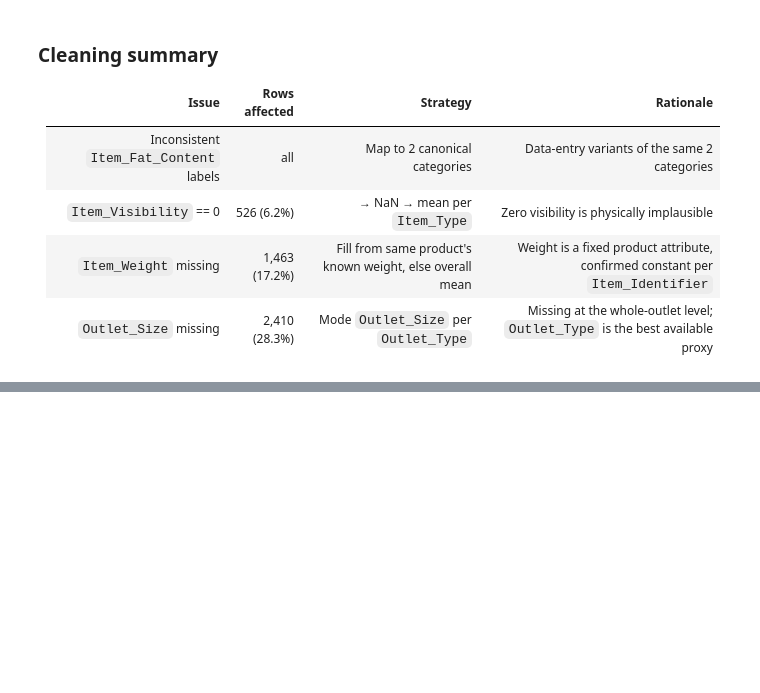
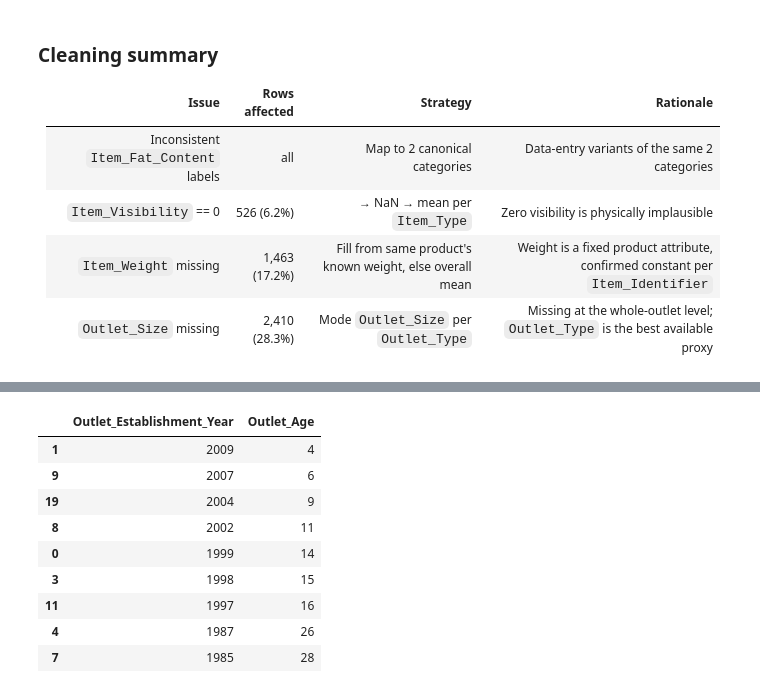
Before and after one commit to marcusteoh/bigmart-sales-predictor, a Jupyter notebook: BigMart_Sales_Prediction.ipynb, the cells around one changed output, grey strips where cells are left out. Drawn from its saved outputs; the diff is of its cells as text; code cells hidden in the pictures; blank space fills up the shorter version.

Commit message:
Feature engineering: Outlet_Age, Item_Category with evidence-based selection, fix non-edible fat content

```diff
--- a/BigMart_Sales_Prediction.ipynb
+++ b/BigMart_Sales_Prediction.ipynb
@@ -406,0 +417,15 @@ dtype: int64
+# %%
+REFERENCE_YEAR = 2013
+df["Outlet_Age"] = REFERENCE_YEAR - df["Outlet_Establishment_Year"]
+df[["Outlet_Establishment_Year", "Outlet_Age"]].drop_duplicates().sort_values("Outlet_Age")
+# %% [output]
+|  | Outlet_Establishment_Year | Outlet_Age |
+| 1 | 2009 | 4 |
+| 9 | 2007 | 6 |
+| 19 | 2004 | 9 |
+| 8 | 2002 | 11 |
+| 0 | 1999 | 14 |
+| 3 | 1998 | 15 |
+| 11 | 1997 | 16 |
+| 4 | 1987 | 26 |
+| 7 | 1985 | 28 |
```
Also changed, not shown: parts of 10 cells of this notebook.
